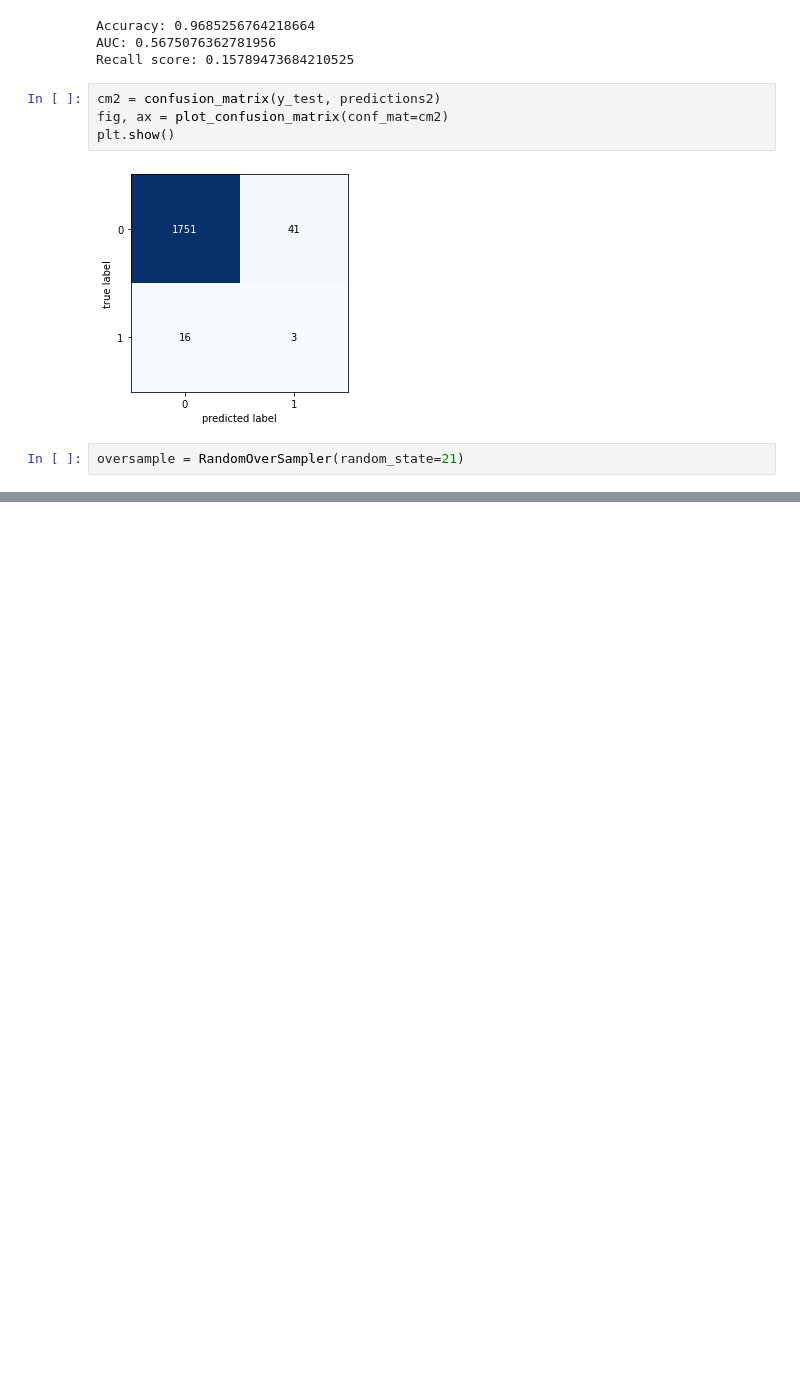
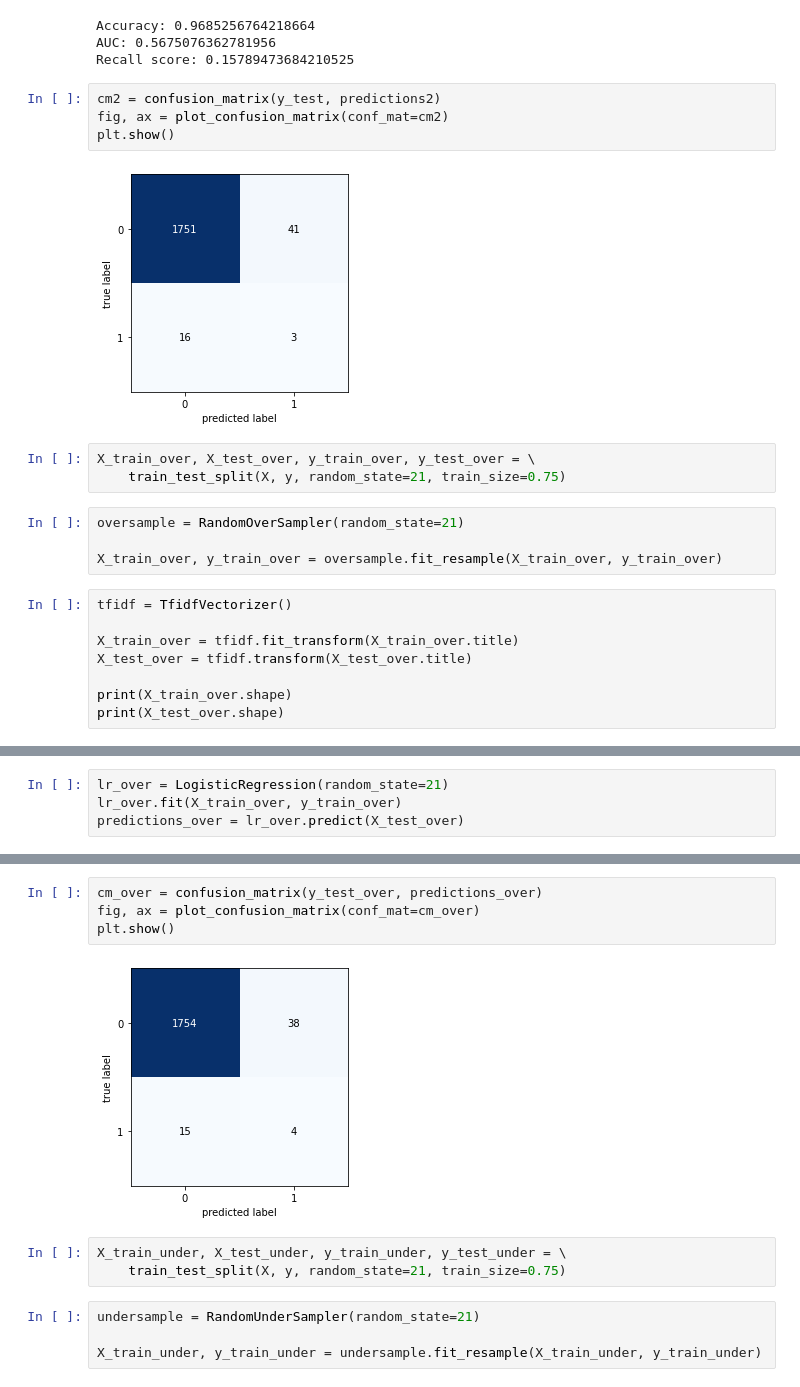
Before and after one commit to wwhite5/Springboard-Capstone-1-NLP, a Jupyter notebook: Notebooks/One_Author_From_Title.ipynb, the cells around one changed output, grey strips where cells are left out. Cells and saved outputs as stored; diff of their text form; blank space fills up the shorter version.

Commit message:
over and undersampling

```diff
--- a/Notebooks/One_Author_From_Title.ipynb
+++ b/Notebooks/One_Author_From_Title.ipynb
@@ -186,5 +183,18 @@ fig, ax = plot_confusion_matrix(conf_mat=cm2)
 plt.show()
 # %% [output]
 [figure]
+# %%
+X_train_over, X_test_over, y_train_over, y_test_over = \
+    train_test_split(X, y, random_state=21, train_size=0.75)
 # %%
 oversample = RandomOverSampler(random_state=21)
+
+X_train_over, y_train_over = oversample.fit_resample(X_train_over, y_train_over)
+# %%
+tfidf = TfidfVectorizer()
+
+X_train_over = tfidf.fit_transform(X_train_over.title)
+X_test_over = tfidf.transform(X_test_over.title)
+
+print(X_train_over.shape)
+print(X_test_over.shape)
@@ -190,0 +204,4 @@ oversample = RandomOverSampler(random_state=21)
+# %%
+lr_over = LogisticRegression(random_state=21)
+lr_over.fit(X_train_over, y_train_over)
+predictions_over = lr_over.predict(X_test_over)
@@ -190,0 +219,13 @@ oversample = RandomOverSampler(random_state=21)
+# %%
+cm_over = confusion_matrix(y_test_over, predictions_over)
+fig, ax = plot_confusion_matrix(conf_mat=cm_over)
+plt.show()
+# %% [output]
+[figure, added]
+# %%
+X_train_under, X_test_under, y_train_under, y_test_under = \
+    train_test_split(X, y, random_state=21, train_size=0.75)
+# %%
+undersample = RandomUnderSampler(random_state=21)
+
+X_train_under, y_train_under = undersample.fit_resample(X_train_under, y_train_under)
```
Also changed, not shown: parts of 9 cells of this notebook.
